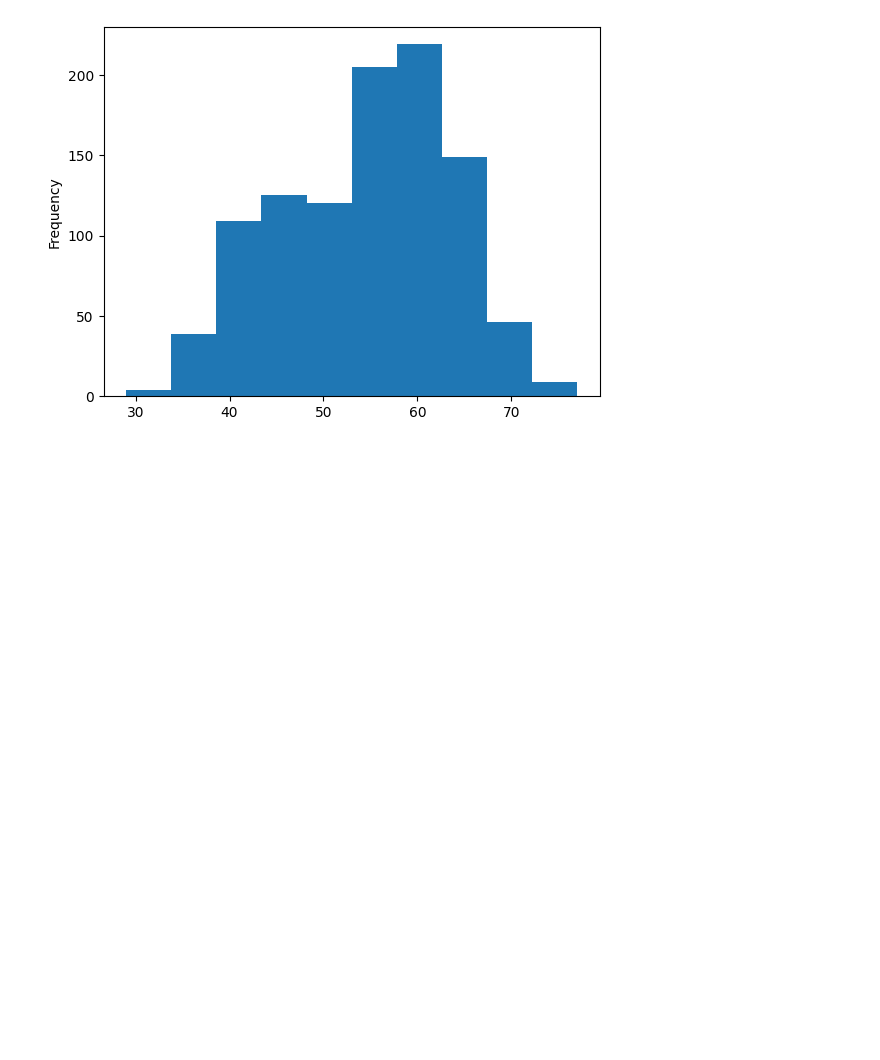
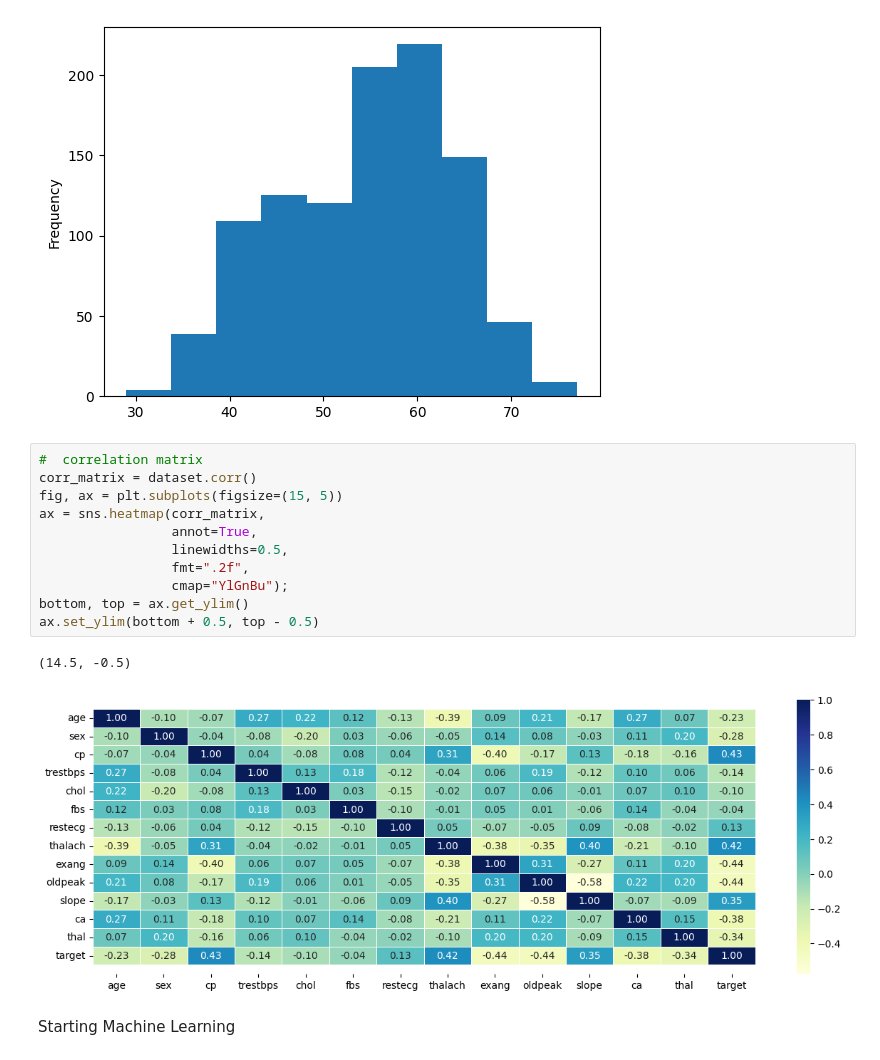
Before and after one commit to A-yu-sh/Heart-Disease-Prediction-Using-ML, a Jupyter notebook: Disease_Prediction.ipynb, the cells around one changed output. Drawn from its saved outputs; the diff is of its cells as text; blank space fills up the shorter version.

```diff
--- a/Disease_Prediction.ipynb
+++ b/Disease_Prediction.ipynb
@@ -138,3 +140,19 @@ dataset.age.plot.hist()
 # %% [output]
 <Axes: ylabel='Frequency'>
 [figure]
+# %%
+#  correlation matrix
+corr_matrix = dataset.corr()
+fig, ax = plt.subplots(figsize=(15, 5))
+ax = sns.heatmap(corr_matrix,
+                 annot=True,
+                 linewidths=0.5,
+                 fmt=".2f",
+                 cmap="YlGnBu");
+bottom, top = ax.get_ylim()
+ax.set_ylim(bottom + 0.5, top - 0.5)
+# %% [output]
+(14.5, -0.5)
+[figure, added]
+# %% [markdown]
+Starting Machine Learning
```
Also changed, not shown: parts of 2 cells of this notebook.
